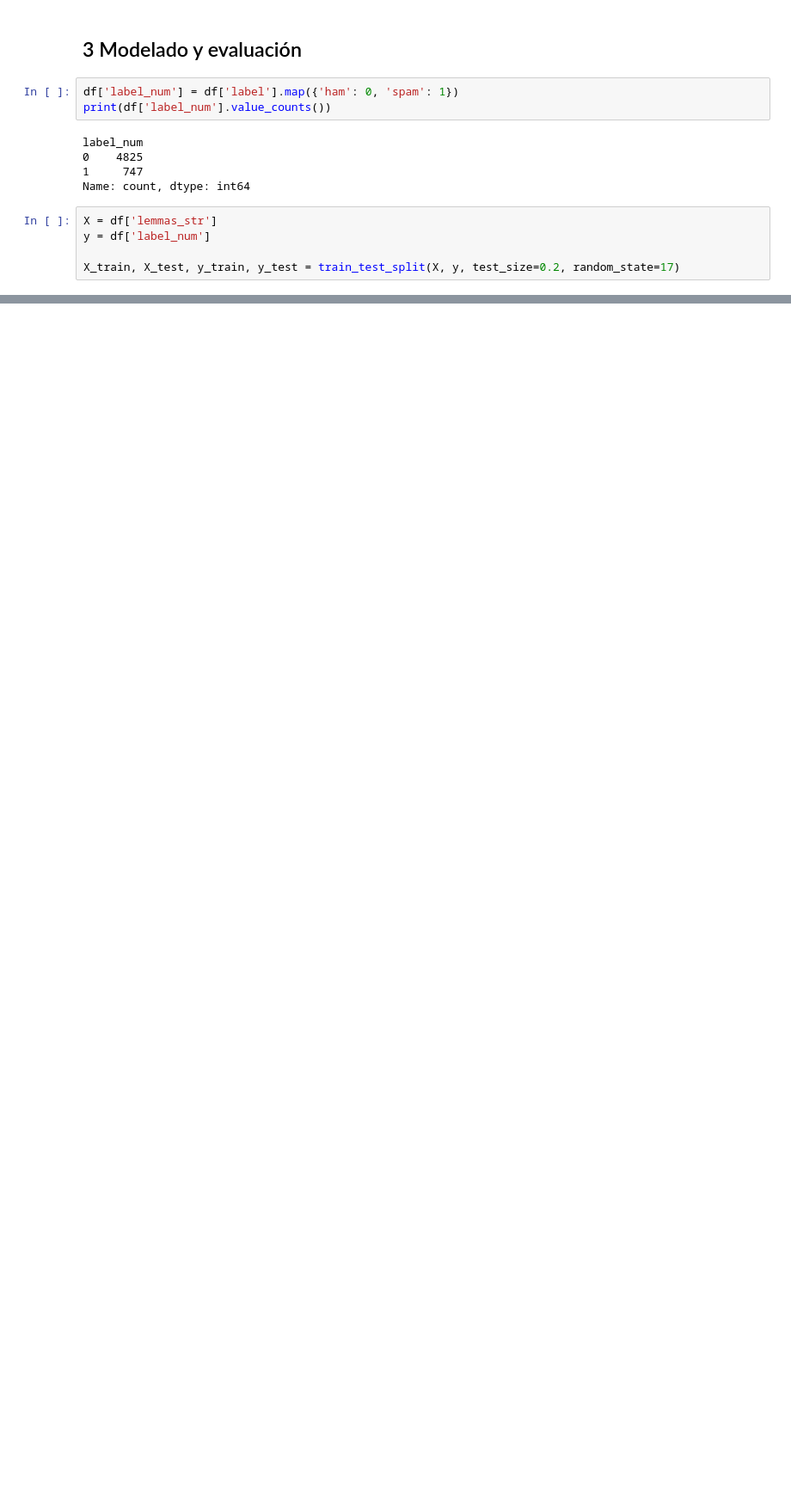
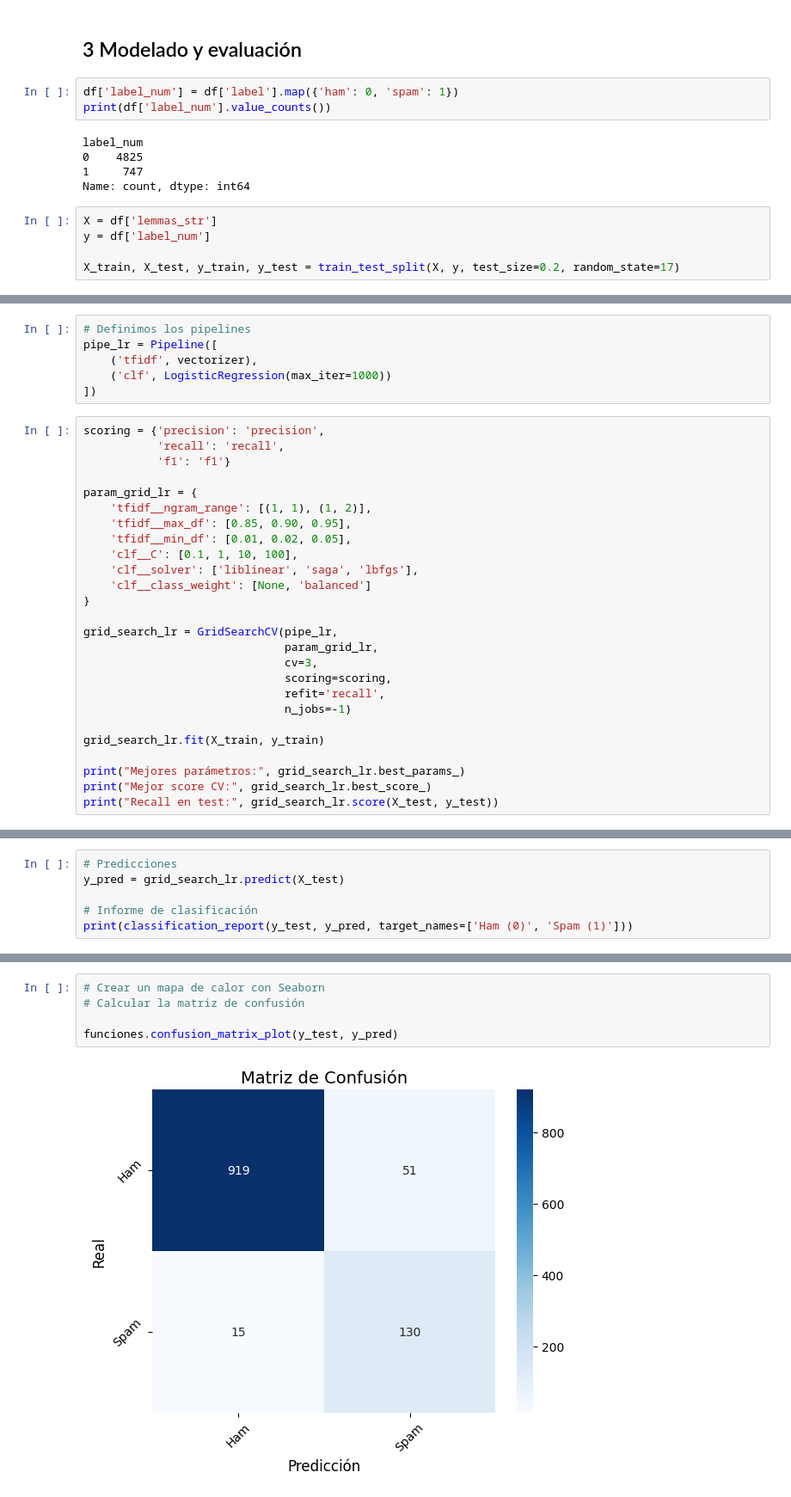
Before and after one commit to jariel17/text-mining, a Jupyter notebook: text_processing.ipynb, the cells around one changed output, grey strips where cells are left out. Shown at 86% size. Saved outputs shown, nothing was run; the diff lists cells and outputs as text; blank space fills up the shorter version.

Commit message:
Se agregan pipelines para los modelos y se buscan los hiperparametros con gridsearch

```diff
--- a/text_processing.ipynb
+++ b/text_processing.ipynb
@@ -283,0 +163,32 @@ lr_preds = lr_model.predict(X_test_tfidf)
+# %%
+# Definimos los pipelines
+pipe_lr = Pipeline([
+    ('tfidf', vectorizer),
+    ('clf', LogisticRegression(max_iter=1000))
+])
+# %%
+scoring = {'precision': 'precision',
+           'recall': 'recall',
+           'f1': 'f1'}
+
+param_grid_lr = {
+    'tfidf__ngram_range': [(1, 1), (1, 2)],
+    'tfidf__max_df': [0.85, 0.90, 0.95],
+    'tfidf__min_df': [0.01, 0.02, 0.05],
+    'clf__C': [0.1, 1, 10, 100],
+    'clf__solver': ['liblinear', 'saga', 'lbfgs'],
+    'clf__class_weight': [None, 'balanced']
+}
+
+grid_search_lr = GridSearchCV(pipe_lr,
+                              param_grid_lr,
+                              cv=3,
+                              scoring=scoring,
+                              refit='recall',
+                              n_jobs=-1)
+
+grid_search_lr.fit(X_train, y_train)
+
+print("Mejores parámetros:", grid_search_lr.best_params_)
+print("Mejor score CV:", grid_search_lr.best_score_)
+print("Recall en test:", grid_search_lr.score(X_test, y_test))
@@ -283,0 +214,6 @@ lr_preds = lr_model.predict(X_test_tfidf)
+# %%
+# Predicciones
+y_pred = grid_search_lr.predict(X_test)
+
+# Informe de clasificación
+print(classification_report(y_test, y_pred, target_names=['Ham (0)', 'Spam (1)']))
@@ -283,0 +298,7 @@ lr_preds = lr_model.predict(X_test_tfidf)
+# %%
+# Crear un mapa de calor con Seaborn
+# Calcular la matriz de confusión
+
+funciones.confusion_matrix_plot(y_test, y_pred)
+# %% [output]
+[figure, added]
```
Also changed, not shown: parts of 25 cells of this notebook, 3 other files.
